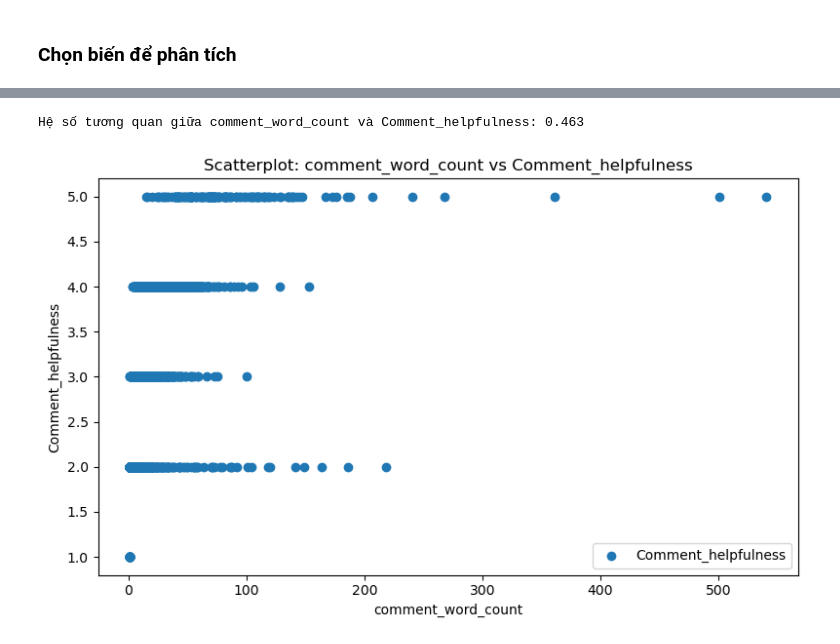
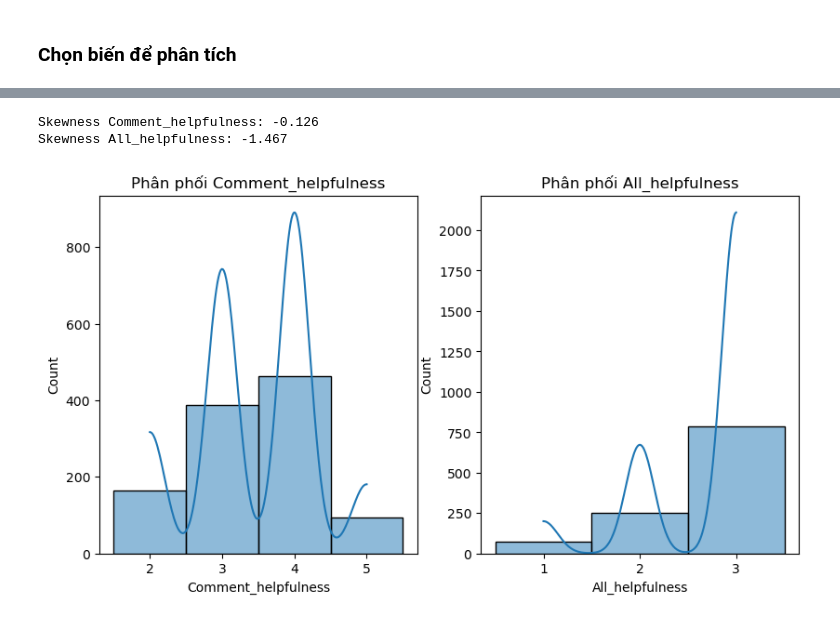
Before and after one commit to fountainhead-2207/Project-DS108-102-107, a Jupyter notebook: Data Processing/Data/Gold Data/EDA.ipynb, the cells around one changed output, grey strips where cells are left out. Cells and saved outputs as stored; diff of their text form; code cells hidden in the pictures.

Commit message:
image proccessing

```diff
--- a/Data Processing/Data/Gold Data/EDA.ipynb
+++ b/Data Processing/Data/Gold Data/EDA.ipynb
@@ -103,27 +57,31 @@ Hệ số tương quan giữa comment_word_count và Comment_helpfulness: 0.463
-# %%
-import numpy as np
-import matplotlib.pyplot as plt
-
-# Đảm bảo cột Comment_helpfulness là số (nếu không chuyển được sẽ thành NaN)
-df['Comment_helpfulness'] = pd.to_numeric(df['Comment_helpfulness'], errors='coerce')
-
-# Sắp xếp DataFrame theo Comment_helpfulness
-df = df.sort_values(by='Comment_helpfulness', ascending=True)
-# Làm tròn giá trị Comment_helpfulness về số nguyên gần nhất (không chia độ 0.5)
-# Tạo scatterplot trực tiếp giữa comment_word_count và Comment_helpfulness
-plt.figure(figsize=(8, 5))
-plt.scatter(df['comment_word_count'], df['Comment_helpfulness'], alpha=1, label='Comment_helpfulness')
-plt.xlabel('comment_word_count')
-plt.ylabel('Comment_helpfulness')
-plt.title('Scatterplot: comment_word_count vs Comment_helpfulness')
-plt.tight_layout()
-
-# Tính hệ số tương quan giữa comment_word_count và Comment_helpfulness
-correlation = df['comment_word_count'].corr(df['Comment_helpfulness'])
-print(f"Hệ số tương quan giữa comment_word_count và Comment_helpfulness: {correlation:.3f}")
-
-plt.legend()
-plt.show()
-# %% [output]
-Hệ số tương quan giữa comment_word_count và Comment_helpfulness: 0.463
-[figure, removed]
+# %%
+helpfulness_cols = ['Image_helpfulness', 'Comment_helpfulness', 'All_helpfulness']
+ # Chuyển đổi các cột helpfulness sang kiểu chuỗi
+df = df.sort_values(by=helpfulness_cols)
+df_filtered = df[(df['Image_helpfulness'] != '1') & (df['Comment_helpfulness'] != '1') ]
+# %%
+import seaborn as sns
+from scipy.stats import skew
+import matplotlib.pyplot as plt
+
+plt.figure(figsize=(15, 5))
+
+plt.subplot(1, 3, 2)
+sns.histplot(df_filtered['Comment_helpfulness'], kde=True)
+plt.title('Phân phối Comment_helpfulness')
+
+plt.subplot(1, 3, 3)
+sns.histplot(df_filtered['All_helpfulness'], kde=True)
+plt.title('Phân phối All_helpfulness')
+# Tính skewness cho các cột helpfulness
+skew_comment = skew(df_filtered['Comment_helpfulness'].astype(float), nan_policy='omit')
+skew_all = skew(df_filtered['All_helpfulness'].astype(float), nan_policy='omit')
+
+print(f"Skewness Comment_helpfulness: {skew_comment:.3f}")
+print(f"Skewness All_helpfulness: {skew_all:.3f}")
+
+plt.show()
+# %% [output]
+Skewness Comment_helpfulness: -0.126
+Skewness All_helpfulness: -1.467
+[figure, added]
```
Also changed, not shown: parts of 14 cells of this notebook, 5 other files.
